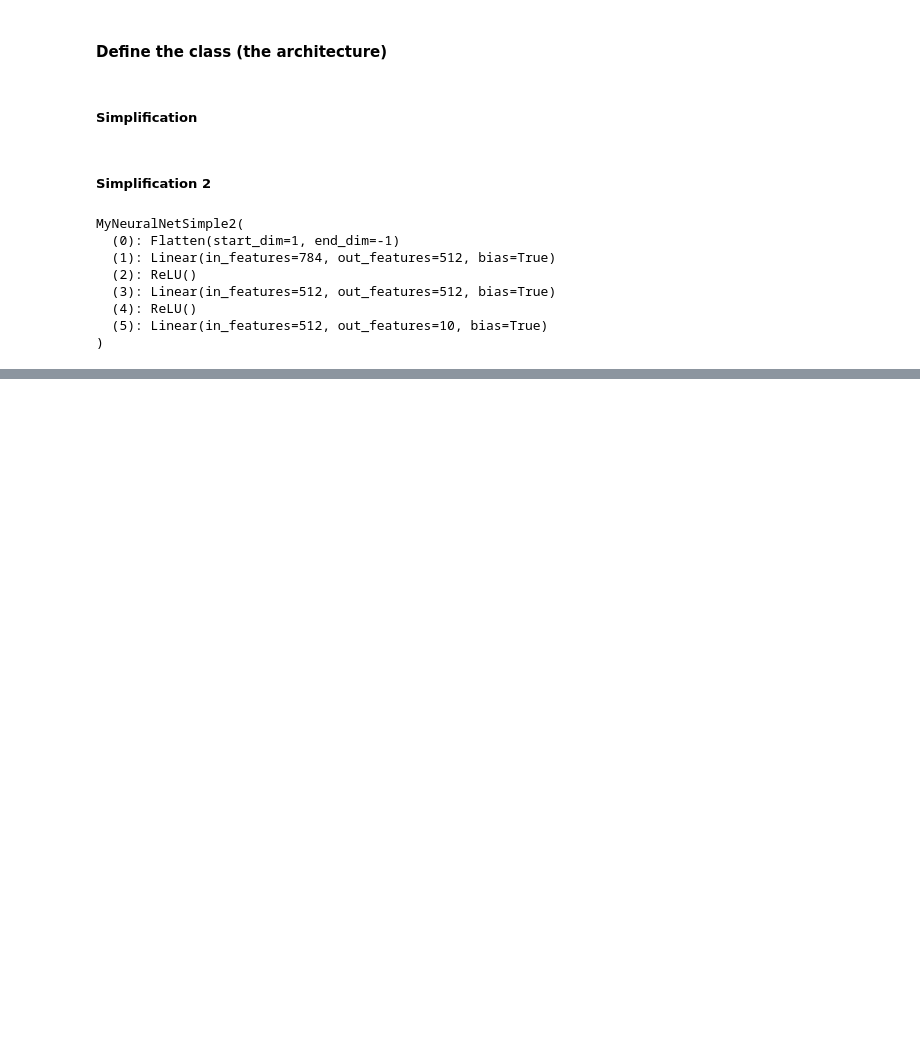
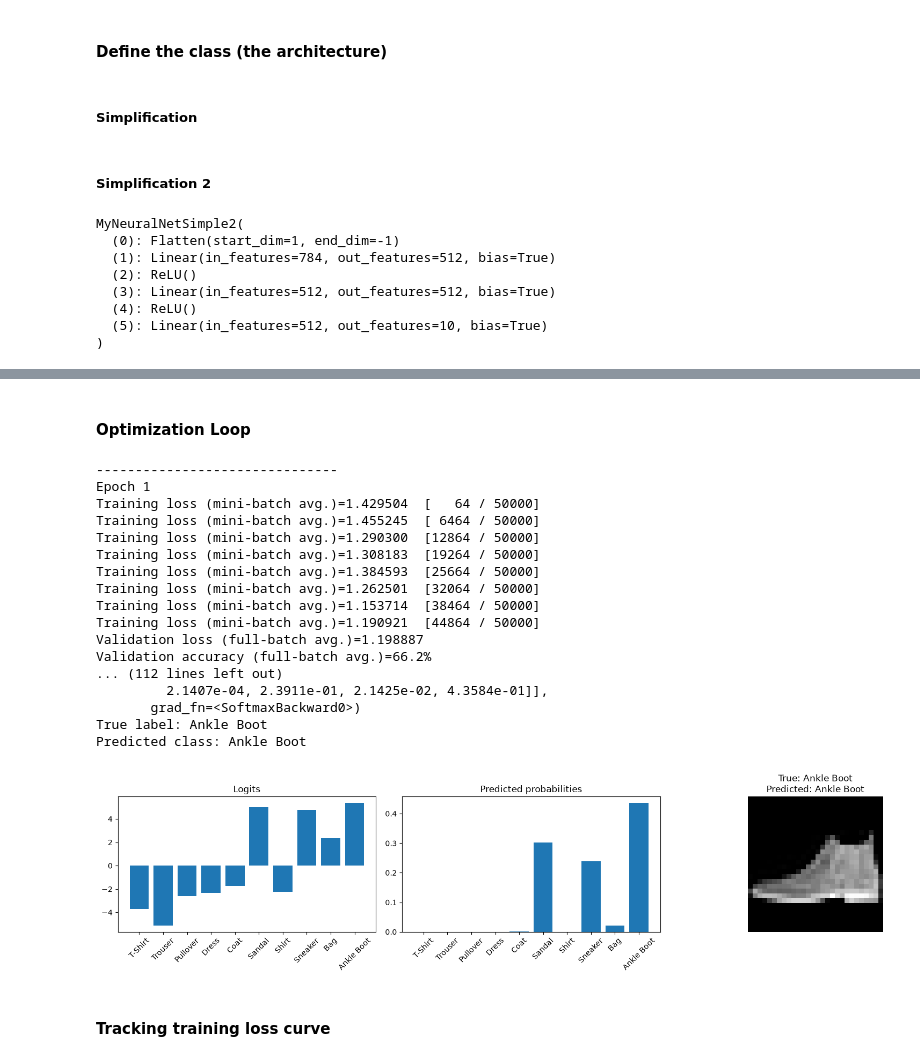
Before and after one commit to delphkiseki/deep_learning_practice, a Jupyter notebook: TP1_Pytorch_MLP/TP1-1_Pytorch.ipynb, the cells around one changed output, grey strips where cells are left out. Drawn from its saved outputs; the diff is of its cells as text; code cells hidden in the pictures; blank space fills up the shorter version.

Commit message:
TP1-1: Implémentation du tutoriel PyTorch Optimization

```diff
--- a/TP1_Pytorch_MLP/TP1-1_Pytorch.ipynb
+++ b/TP1_Pytorch_MLP/TP1-1_Pytorch.ipynb
@@ -423,0 +444,11 @@ Predicted class: T-Shirt
+# %%
+learning_rate = 1e-3
+batch_size = 64
+epochs = 10
+# %% [markdown]
+#### Optimization Loop
+# %%
+loss_fn_mean = nn.CrossEntropyLoss(reduction='mean')
+loss_fn_sum = nn.CrossEntropyLoss(reduction='sum')
+# %%
+optimizer = torch.optim.SGD(model.parameters(), lr = learning_rate)
@@ -423,0 +516,24 @@ Predicted class: T-Shirt
+# %%
+fit(model, train_dataloader, validation_dataloader, loss_fn_mean, loss_fn_sum, optimizer, device, n_epochs=10)
+plot_prediction(model, example_image, example_label)
+# %% [output]
+-------------------------------
+Epoch 1
+Training loss (mini-batch avg.)=1.429504  [   64 / 50000]
+Training loss (mini-batch avg.)=1.455245  [ 6464 / 50000]
+Training loss (mini-batch avg.)=1.290300  [12864 / 50000]
+Training loss (mini-batch avg.)=1.308183  [19264 / 50000]
+Training loss (mini-batch avg.)=1.384593  [25664 / 50000]
+Training loss (mini-batch avg.)=1.262501  [32064 / 50000]
+Training loss (mini-batch avg.)=1.153714  [38464 / 50000]
+Training loss (mini-batch avg.)=1.190921  [44864 / 50000]
+Validation loss (full-batch avg.)=1.198887
+Validation accuracy (full-batch avg.)=66.2%
+... (112 lines left out)
+         2.1407e-04, 2.3911e-01, 2.1425e-02, 4.3584e-01]],
+       grad_fn=<SoftmaxBackward0>)
+True label: Ankle Boot
+Predicted class: Ankle Boot
+[figure, added]
+# %% [markdown]
+#### Tracking training loss curve
```
Also changed, not shown: parts of 20 cells of this notebook.
